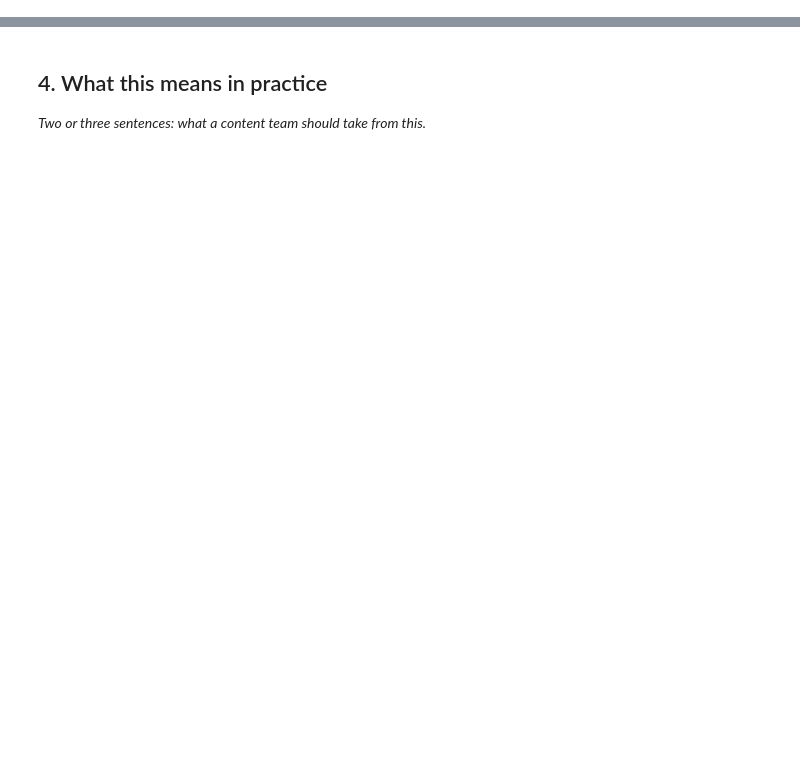
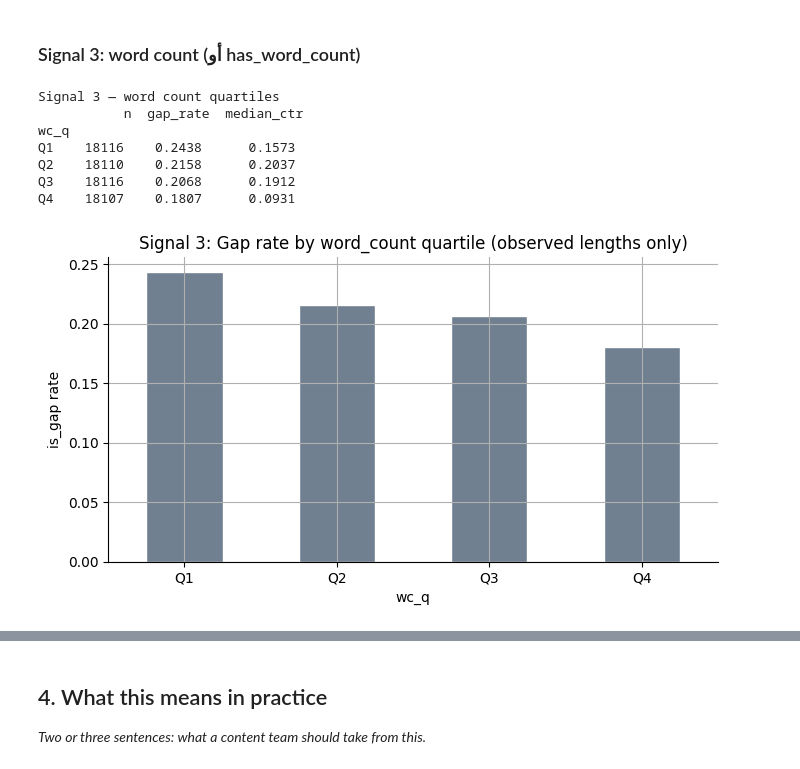
Before and after one commit to menna890/flyrank-ml-internship, a Jupyter notebook: work/notebooks/w04_signal_audit.ipynb, the cells around one changed output, grey strips where cells are left out. Drawn from its saved outputs; the diff is of its cells as text; code cells hidden in the pictures; blank space fills up the shorter version.

```diff
--- a/work/notebooks/w04_signal_audit.ipynb
+++ b/work/notebooks/w04_signal_audit.ipynb
@@ -29,0 +215,30 @@ This skeleton is yours to fill. Work the sections **in order** — each one has
+# %% [markdown]
+### Signal 3: word count (أو has_word_count)
+# %%
+if active["has_word_count"].sum() > 100:
+    tmp = active[active["has_word_count"] == 1].copy()
+    tmp["wc_q"] = pd.qcut(tmp["word_count"], 4, labels=["Q1", "Q2", "Q3", "Q4"], duplicates="drop")
+    sig3 = tmp.groupby("wc_q").agg(n=("content_hash_id", "size"), gap_rate=("is_gap", "mean"), median_ctr=("ctr", "median"))
+    print("Signal 3 — word count quartiles\n", sig3.round(4))
+
+    fig, ax = plt.subplots(figsize=(7, 4))
+    sig3["gap_rate"].plot(kind="bar", ax=ax, color="slategray", edgecolor="white")
+    ax.set_title("Signal 3: Gap rate by word_count quartile (observed lengths only)")
+    ax.set_ylabel("is_gap rate")
+    plt.xticks(rotation=0)
+    plt.tight_layout()
+    plt.show()
+else:
+    # fallback: page-1 vs deeper as structural signal
+    active["is_page1"] = active["position_band"].isin(["1-3", "4-10"]).astype(int)
+    sig3 = active.groupby("is_page1").agg(n=("content_hash_id", "size"), median_gap=("gap_ratio", "median"), gap_rate=("is_gap", "mean"))
+    print("Signal 3 fallback — page1 flag\n", sig3.round(4))
+# %% [output]
+Signal 3 — word count quartiles
+           n  gap_rate  median_ctr
+wc_q
+Q1    18116    0.2438      0.1573
+Q2    18110    0.2158      0.2037
+Q3    18116    0.2068      0.1912
+Q4    18107    0.1807      0.0931
+[figure, added]
```
Also changed, not shown: parts of 19 cells of this notebook.
